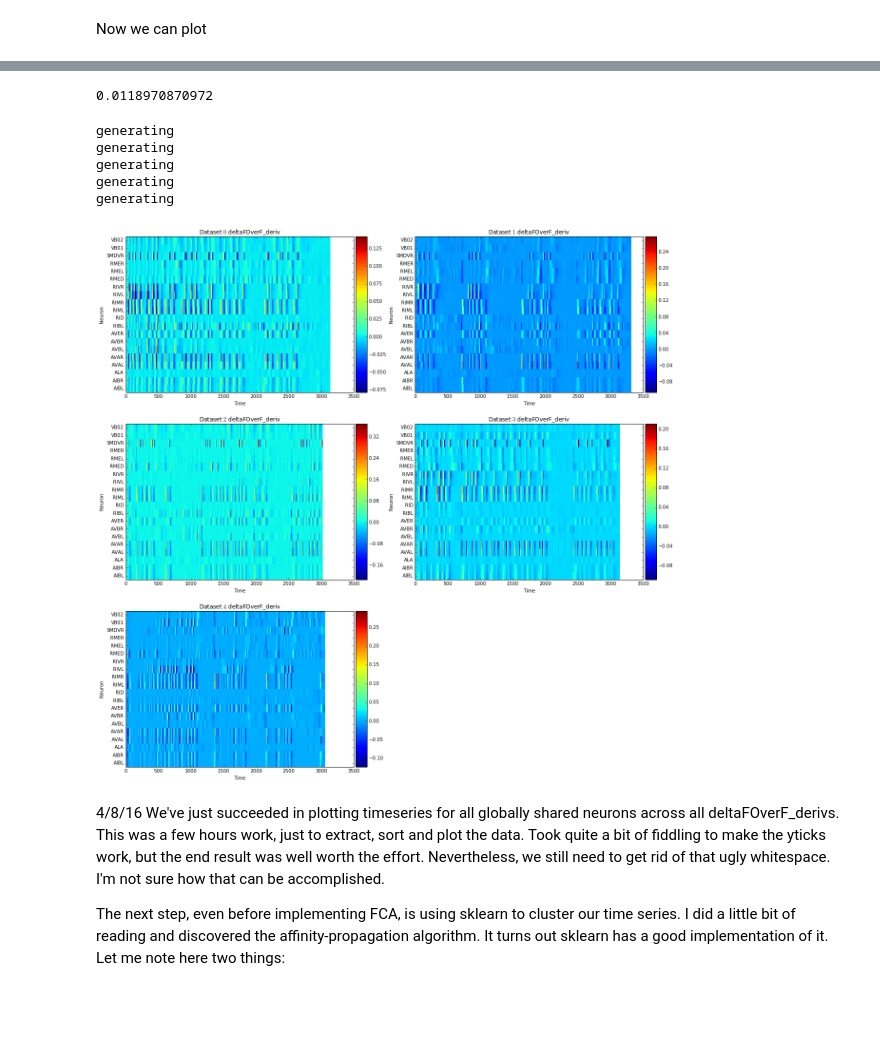
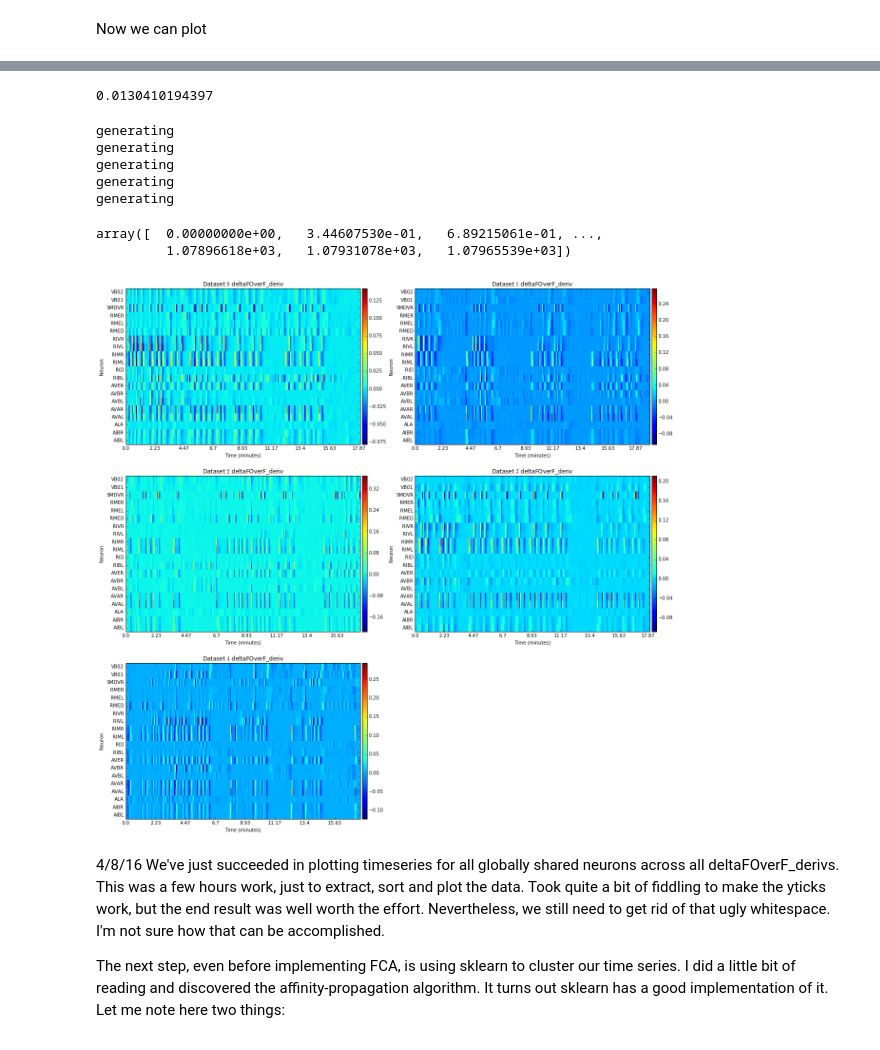
Before and after one commit to openworm/neuronal-analysis, a Jupyter notebook: notebooks/Katodata.ipynb, the cells around one changed output, grey strips where cells are left out. Cells and saved outputs as stored; diff of their text form; code cells hidden in the pictures; blank space fills up the shorter version.

```diff
--- a/notebooks/Katodata.ipynb
+++ b/notebooks/Katodata.ipynb
@@ -18,7 +16,7 @@ nname_to_index = [{wormData[i]['NeuronIds'][0][j]:j
                   for i in range(5)]
 
 neurons = [ set(filter(lambda x: x!=None, wormData[i]['NeuronIds'][0].values)) for i in range(5) ]
-all_shared_neurons = set.intersection(*neurons)
+all_shared_neurons = sorted(set.intersection(*neurons))
 
 # Let's compute shared neurons in the dataset
 from itertools import combinations
@@ -41,29 +39,18 @@ def crosscorrelate(a,b):
   return np.dot(a, b.T)
 
 def assemble_indexes_for(i, neurons):
-    indexes_a = [v for k,v in nname_to_index[i].iteritems() if k in neurons]
+    indexes_a = [nname_to_index[i][k] for k in neurons]
     return indexes_a
 
-def global_similars(i,j):
-    """
-    Returns a two-tuple containing the indexes in datasets i and j
-    respectively of the neurons shared amongst the entire dataset.
-    """
-
-    indexes_a = assemble_indexes_for(i, all_shared_neurons)
-    indexes_b = assemble_indexes_for(j,all_shared_neurons)
-    return sorted(indexes_a), sorted(indexes_b)
-
-
-def local_similars(i,j):
+def get_similars(i,j, get_neurons):
     """
     Returns a two-tuple containing the indexes in datasets i and j
     respectively of the neurons shared amongst datasets i and j.
     """
-    neurons = similars[(i,j)]
+    neurons = get_neurons(i,j)
     indexes_a = assemble_indexes_for(i, neurons)
     indexes_b = assemble_indexes_for(j,neurons)
-    return sorted(indexes_a), sorted(indexes_b)
+    return indexes_a, indexes_b
 
 def assemble_shared(i,j, dataset_name, indi, indj):
     """
@@ -88,12 +75,16 @@ def prune(a,b):
 def correlator_data_gen(i,j, dataset_name, fetch_shared_ns):
     # We need to prune off the end of the larger dataset so they
     # both are of the same length to make cross correlation possible
+
+    ninds = get_similars(i,j, fetch_shared_ns)
+
+#     print "Len nnames: " + str(len(fetch_shared_ns(i,j)))
     matri, matrj = prune(
         # Assemble the datasets for neurons shared
         *assemble_shared(i,j,
             dataset_name,
             # Fetch shared neurons using abstract metric function
-            *fetch_shared_ns(i,j)
+            *ninds
 
     ))
 
@@ -101,7 +92,7 @@ def correlator_data_gen(i,j, dataset_name, fetch_shared_ns):
 
 
 def timeseries_on(dataset):
-    neurons = sorted(all_shared_neurons)
+    neurons = all_shared_neurons
     shared = []
     for i in range(len(wormData.T)):
         neuron_indexes = [nname_to_index[i][k] for k in neurons]
@@ -183,7 +253,7 @@ data = timeseries_on('deltaFOverF_deriv')
 end = timer()
 print(end - start)
 # %% [output]
-0.0118970870972
+0.0130410194397
 # %%
 def plot_shared_datasets(dataset):
     data = timeseries_on(dataset)
@@ -193,40 +263,44 @@ def plot_shared_datasets(dataset):
 
         axis = axes[x][y]
 
         plotting = data[n]
 
         pc = axis.pcolormesh(plotting)
 
         # Dealing with the colorbar
         div = make_axes_locatable(axis)
-        cax = div.append_axes("right", size="5%", pad=0.05)
+        cax = div.append_axes("right", size="2%", pad=0.05)
         cbar = plt.colorbar(pc, cax=cax)
 
         # Setting yticks for easy identification
-        yticks = sorted(all_shared_neurons)
+        yticks = all_shared_neurons
         axis.set_yticks(np.arange(len(yticks))+0.5, minor=False)
         axis.set_yticklabels(yticks, minor=False)
 
         # Setting xticks
         xticks = wormData[n]['tv'][0]
-#         axis.set_xticks(range(len(xticks)))
-#         axis.set_xticklabels(xticks)
+        axis.set_xticks(np.linspace(0, 3500,num=10))
+        axis.set_xticklabels(np.around(np.array(axis.get_xticks())*0.34460753/60,decimals=2))
 
         axis.set_title('Dataset ${0}$ {1}'.format(n,dataset))
         axis.set_ylabel('Neuron')
-        axis.set_xlabel('Time')
+        axis.set_xlabel('Time (minutes)')
+        axis.axis('tight')
         print 'generating'
-
     axes[2,1].axis('off')
 
 plot_shared_datasets('deltaFOverF_deriv')
+plt.savefig('/Users/akivalipshitz/Desktop/shared_datasets.jpg',dpi=200)
+wormData[0]['tv'][0]
 # %% [output]
 generating
 generating
 generating
 generating
 generating
+array([  0.00000000e+00,   3.44607530e-01,   6.89215061e-01, ...,
+         1.07896618e+03,   1.07931078e+03,   1.07965539e+03])
-[figure, old version]
+[figure, new version]
 # %% [markdown]
 4/8/16 We've just succeeded in plotting timeseries for all globally shared neurons across all deltaFOverF_derivs. This was a few hours work, just to extract, sort and plot the data. Took quite a bit of fiddling to make the yticks work, but the end result was well worth the effort. Nevertheless, we still need to get rid of that ugly whitespace. I'm not sure how that can be accomplished.
 
```
Also changed, not shown: parts of 7 cells of this notebook, 3 other files.
